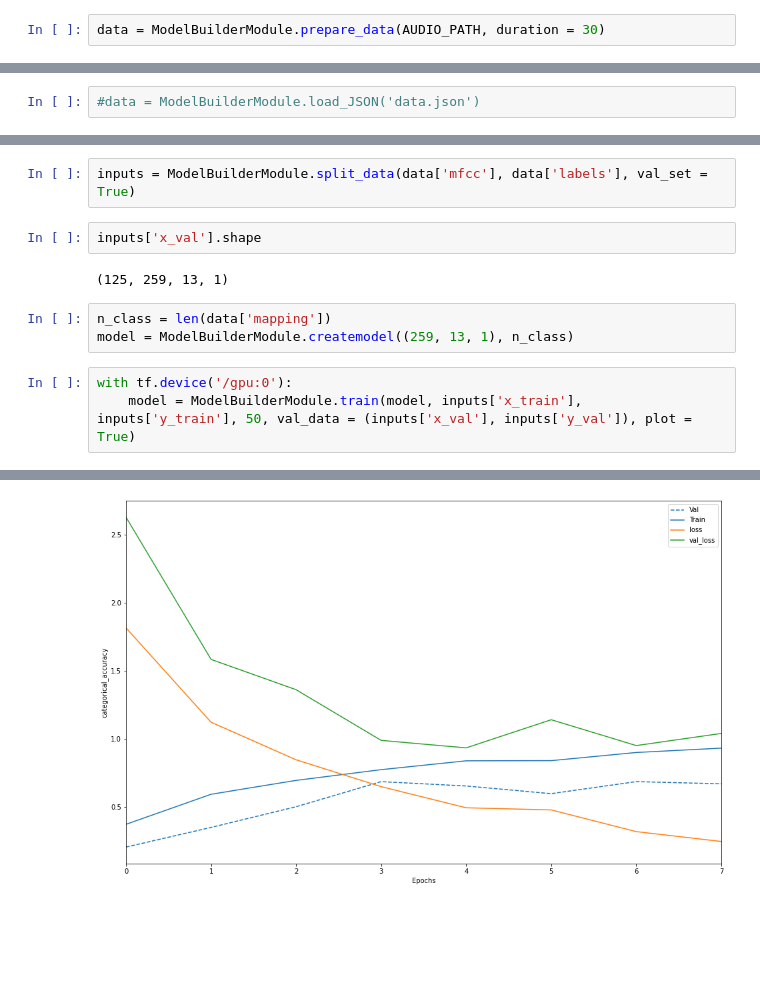
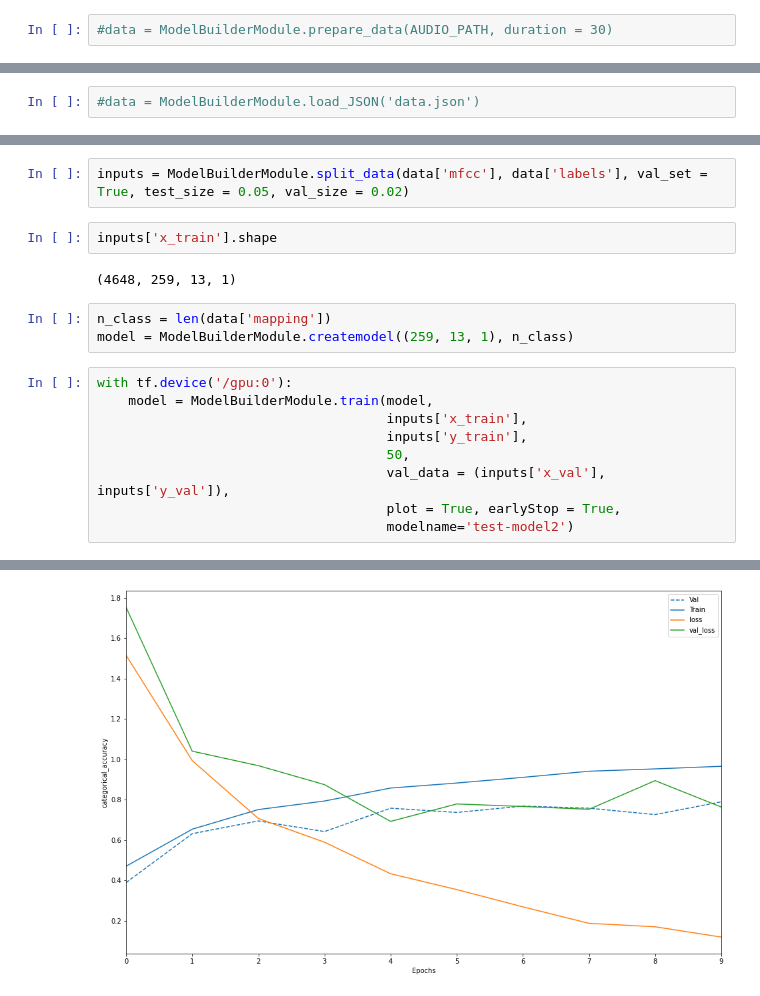
Before and after one commit to lloyd-axe/Music-Genre-Classifier, a Jupyter notebook: Build_Model.ipynb, the cells around one changed output, grey strips where cells are left out. Drawn from its saved outputs; the diff is of its cells as text; blank space fills up the shorter version.

```diff
--- a/Build_Model.ipynb
+++ b/Build_Model.ipynb
@@ -7,4 +7,4 @@ DATA_PATH = r'~\GTZAN Dataset - Music Genre Classification\Data'
 AUDIO_PATH = os.path.join(DATA_PATH,'genres_original')
 JSON_PATH = 'mfcc_data.json'
 # %%
-data = ModelBuilderModule.prepare_data(AUDIO_PATH, duration = 30)
+#data = ModelBuilderModule.prepare_data(AUDIO_PATH, duration = 30)
@@ -13,14 +48,20 @@ data = ModelBuilderModule.prepare_data(AUDIO_PATH, duration = 30)
 # %%
-inputs = ModelBuilderModule.split_data(data['mfcc'], data['labels'], val_set = True)
+inputs = ModelBuilderModule.split_data(data['mfcc'], data['labels'], val_set = True, test_size = 0.05, val_size = 0.02)
 # %%
-inputs['x_val'].shape
+inputs['x_train'].shape
 # %% [output]
-(125, 259, 13, 1)
+(4648, 259, 13, 1)
 # %%
 n_class = len(data['mapping'])
 model = ModelBuilderModule.createmodel((259, 13, 1), n_class)
 # %%
 with tf.device('/gpu:0'):
-    model = ModelBuilderModule.train(model, inputs['x_train'], inputs['y_train'], 50, val_data = (inputs['x_val'], inputs['y_val']), plot = True)
+    model = ModelBuilderModule.train(model,
+                                     inputs['x_train'],
+                                     inputs['y_train'],
+                                     50,
+                                     val_data = (inputs['x_val'], inputs['y_val']),
+                                     plot = True, earlyStop = True,
+                                     modelname='test-model2')
 # %% [output]
 Epoch 1/50
@@ -43,4 +84,4 @@ Epoch 8: early stopping
-[figure, old version]
+[figure, new version]
 # %%
 test_error, accuracy = model.evaluate(inputs['x_test'], inputs['y_test'], verbose=1)
 # %% [output]
```
Also changed, not shown: parts of 5 cells of this notebook, 5 other files.
